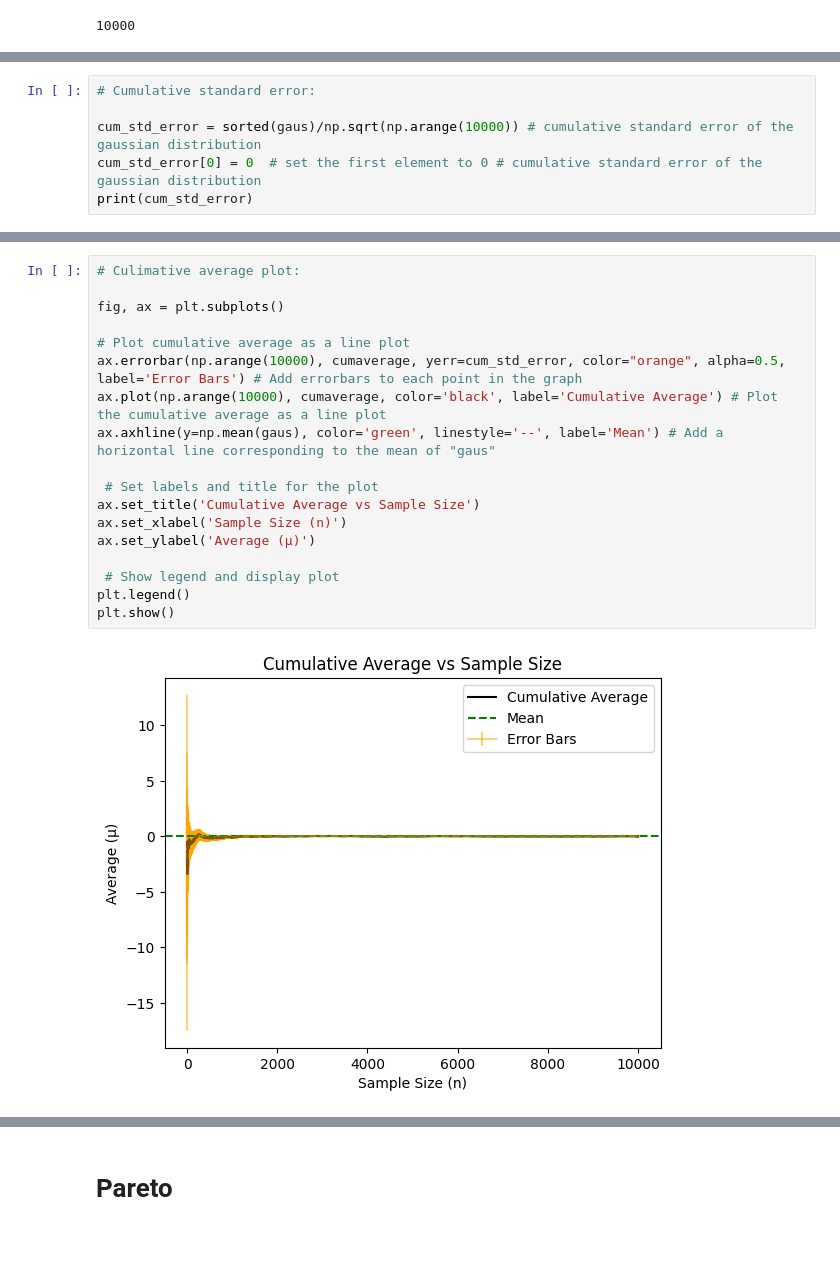
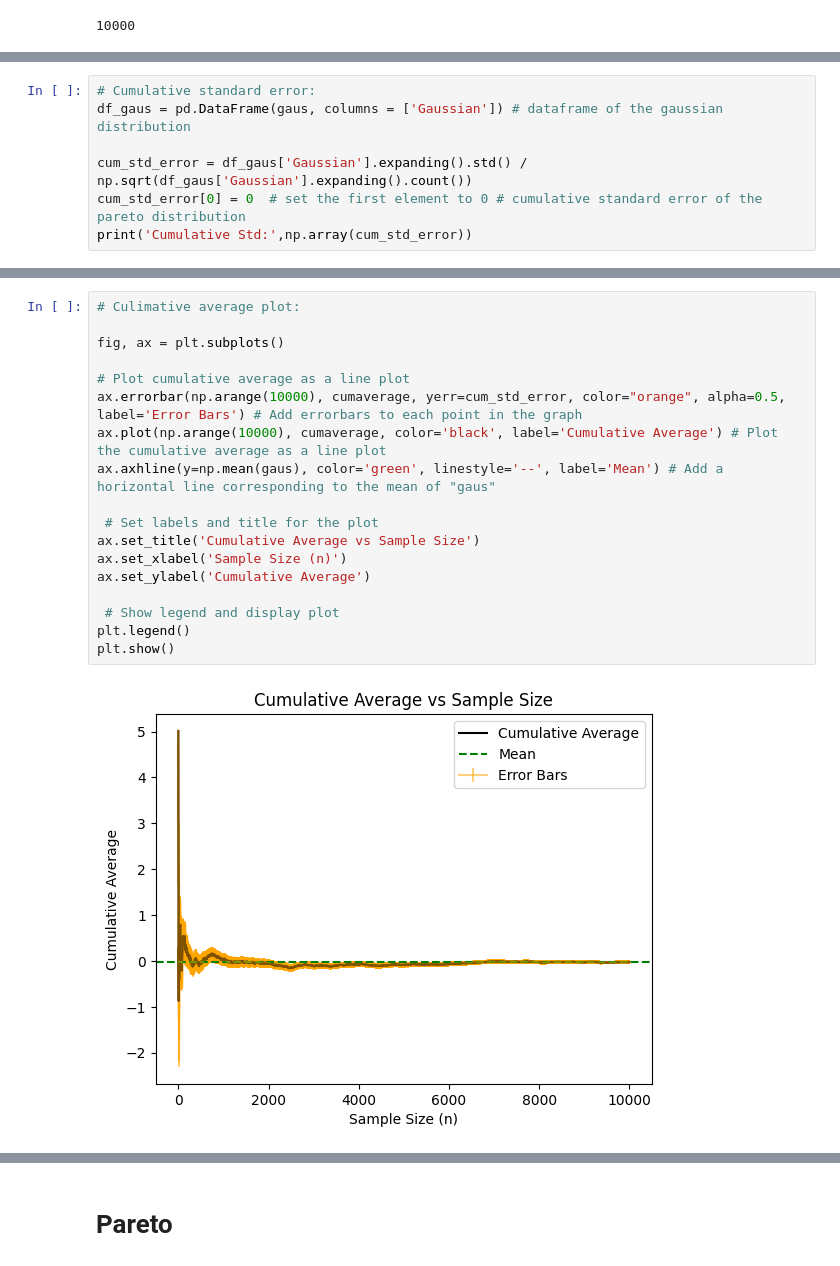
Before and after one commit to GitHub-Adminstrator/Social-Science-A1, a Jupyter notebook: Assignment part 3.ipynb, the cells around one changed output, grey strips where cells are left out. Saved outputs shown, nothing was run; the diff lists cells and outputs as text.

```diff
--- a/Assignment part 3.ipynb
+++ b/Assignment part 3.ipynb
@@ -46,7 +33,8 @@ print(cumaverage)
 # %%
 # Cumulative standard error:
+df_gaus = pd.DataFrame(gaus, columns = ['Gaussian']) # dataframe of the gaussian distribution
 
-cum_std_error = sorted(gaus)/np.sqrt(np.arange(10000)) # cumulative standard error of the gaussian distribution
-cum_std_error[0] = 0  # set the first element to 0 # cumulative standard error of the gaussian distribution
-print(cum_std_error)
+cum_std_error = df_gaus['Gaussian'].expanding().std() / np.sqrt(df_gaus['Gaussian'].expanding().count())
+cum_std_error[0] = 0  # set the first element to 0 # cumulative standard error of the pareto distribution
+print('Cumulative Std:',np.array(cum_std_error))
 # %% [output]
@@ -61,21 +48,21 @@ median: 0.05844749002369397
 # %%
 # Culimative average plot:
 
 fig, ax = plt.subplots()
 
 # Plot cumulative average as a line plot
 ax.errorbar(np.arange(10000), cumaverage, yerr=cum_std_error, color="orange", alpha=0.5, label='Error Bars') # Add errorbars to each point in the graph
 ax.plot(np.arange(10000), cumaverage, color='black', label='Cumulative Average') # Plot the cumulative average as a line plot
 ax.axhline(y=np.mean(gaus), color='green', linestyle='--', label='Mean') # Add a horizontal line corresponding to the mean of "gaus"
 
  # Set labels and title for the plot
 ax.set_title('Cumulative Average vs Sample Size')
 ax.set_xlabel('Sample Size (n)')
-ax.set_ylabel('Average (μ)')
+ax.set_ylabel('Cumulative Average')
 
  # Show legend and display plot
 plt.legend()
 plt.show()
 # %% [output]
-[figure, old version]
+[figure, new version]
 # %%
```
Also changed, not shown: parts of 11 cells of this notebook.
